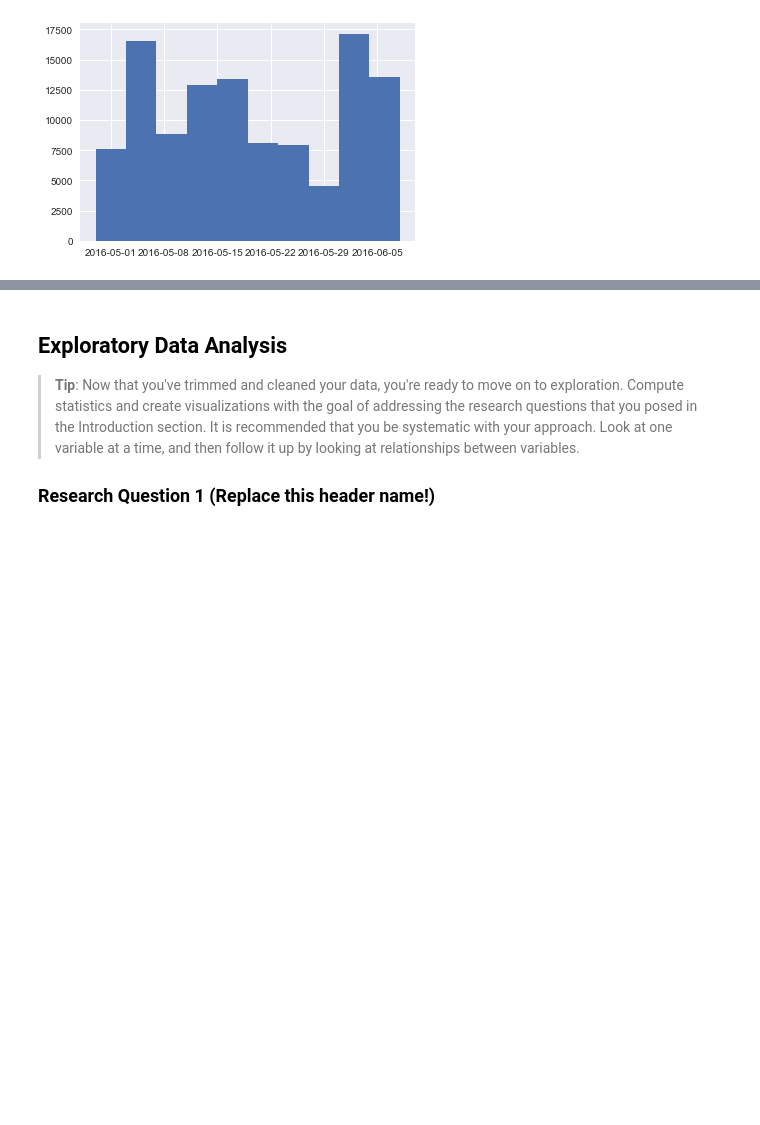
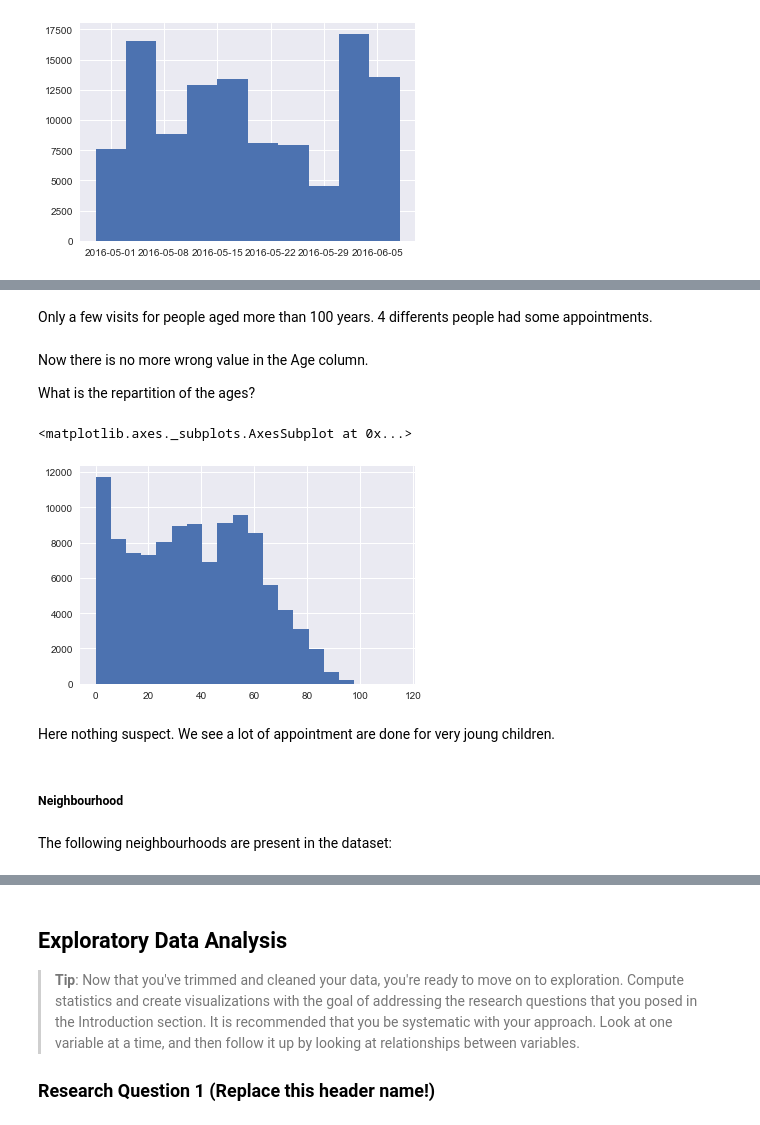
Before and after one commit to Hansastro/Nanodregree_Data_Analyst, a Jupyter notebook: Chapter3/investigate-a-dataset.ipynb, the cells around one changed output, grey strips where cells are left out. Drawn from its saved outputs; the diff is of its cells as text; code cells hidden in the pictures; blank space fills up the shorter version.

```diff
--- a/Chapter3/investigate-a-dataset.ipynb
+++ b/Chapter3/investigate-a-dataset.ipynb
@@ -303,0 +325,5 @@ noshowapp_df['AppointmentDay'].hist()
+# %%
+ageSubstitute = int(round(noshowapp_df[(noshowapp_df['Age'] >= 0) \
+                                       & (noshowapp_df['Neighbourhood'] == 'ROMÃO') \
+                                       & (noshowapp_df['Gender'] == 'F')]['Age'].median()))
+noshowapp_df = noshowapp_df.replace({'Age':{-1 : ageSubstitute}})
@@ -303,0 +345,17 @@ noshowapp_df['AppointmentDay'].hist()
+# %% [markdown]
+Only a few visits for people aged more than 100 years. 4 differents people had some appointments.
+# %% [markdown]
+Now there is no more wrong value in the Age column.
+
+What is the repartition of the ages?
+# %%
+noshowapp_df['Age'].hist(bins=20)
+# %% [output]
+<matplotlib.axes._subplots.AxesSubplot at 0x...>
+[figure, added]
+# %% [markdown]
+Here nothing suspect. We see a lot of appointment are done for very joung children.
+# %% [markdown]
+##### Neighbourhood
+# %% [markdown]
+The following neighbourhoods are present in the dataset:
```
Also changed, not shown: parts of 30 cells of this notebook, 1 other file.
